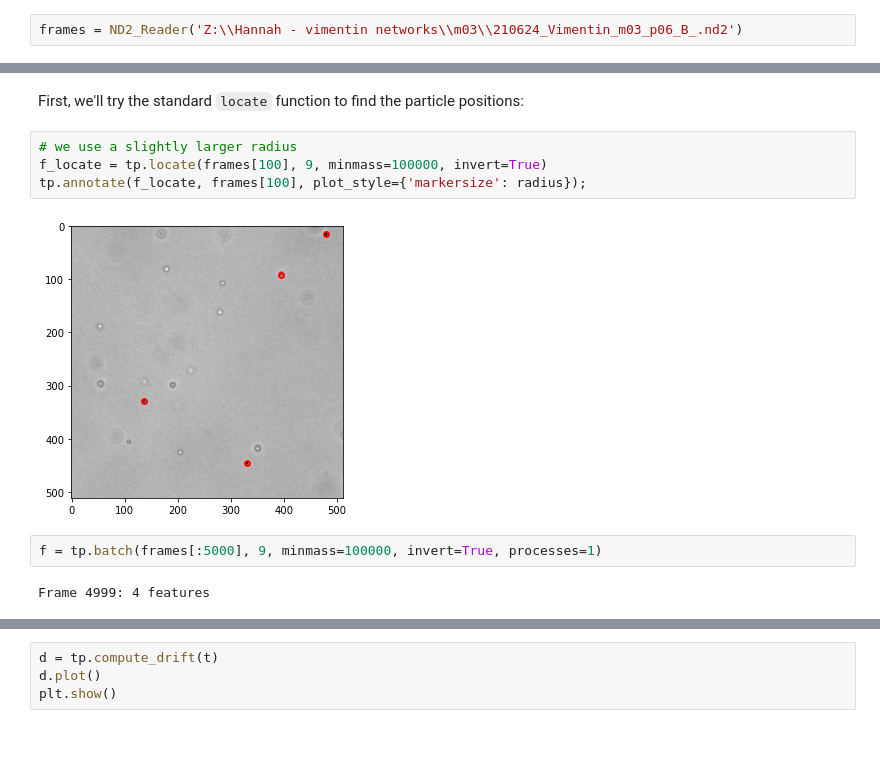
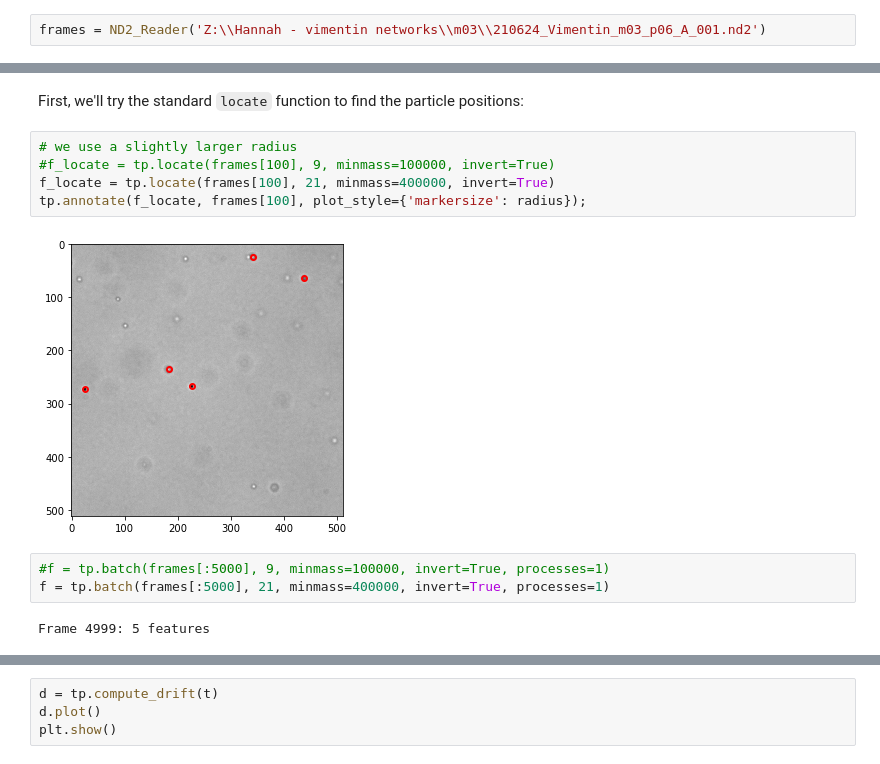
Before and after one commit to rmcgorty/trackpy, a Jupyter notebook: examples/brightfield - m03.ipynb, the cells around one changed output, grey strips where cells are left out. Saved outputs shown, nothing was run; the diff lists cells and outputs as text.

Commit message:
new vimentin data analysis

```diff
--- a/examples/brightfield - m03.ipynb
+++ b/examples/brightfield - m03.ipynb
@@ -41,7 +41,7 @@ import trackpy as tp
 
 We open the files with `pims`:
 # %%
-frames = ND2_Reader('Z:\\Hannah - vimentin networks\\m03\\210624_Vimentin_m03_p06_B_.nd2')
+frames = ND2_Reader('Z:\\Hannah - vimentin networks\\m03\\210624_Vimentin_m03_p06_A_001.nd2')
 # %%
 micron_per_pixel = 0.13
 feature_diameter = 1.0 # um
@@ -78,14 +78,16 @@ Frame([[39947, 39550, 40230, ..., 38085, 38999, 38955],
 First, we'll try the standard `locate` function to find the particle positions:
 # %%
 # we use a slightly larger radius
-f_locate = tp.locate(frames[100], 9, minmass=100000, invert=True)
+#f_locate = tp.locate(frames[100], 9, minmass=100000, invert=True)
+f_locate = tp.locate(frames[100], 21, minmass=400000, invert=True)
 tp.annotate(f_locate, frames[100], plot_style={'markersize': radius});
 # %% [output]
-[figure, old version]
+[figure, new version]
 # %%
-f = tp.batch(frames[:5000], 9, minmass=100000, invert=True, processes=1)
+#f = tp.batch(frames[:5000], 9, minmass=100000, invert=True, processes=1)
+f = tp.batch(frames[:5000], 21, minmass=400000, invert=True, processes=1)
 # %% [output]
-Frame 4999: 4 features
+Frame 4999: 5 features
 # %%
 t = tp.link(f, 5, memory=3)
 # %% [output]
```
Also changed, not shown: parts of 4 cells of this notebook, 42 other files.
